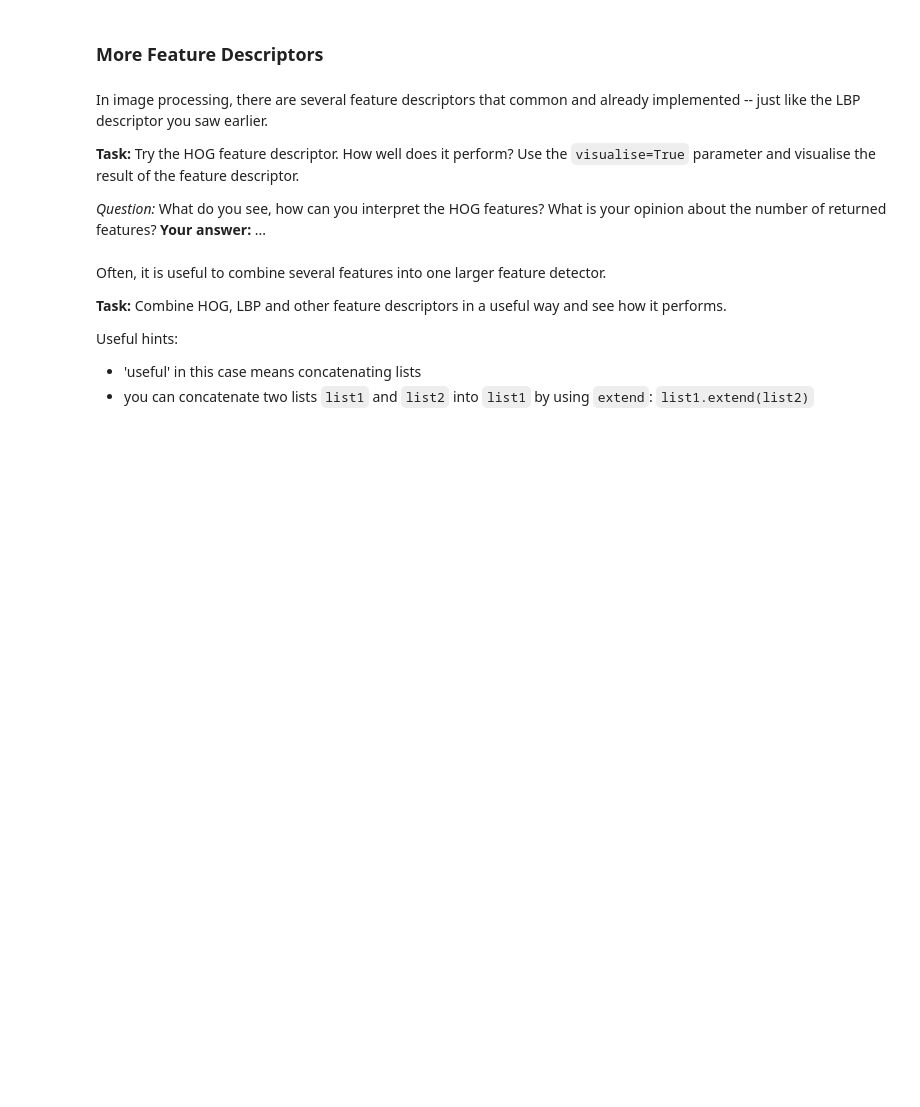
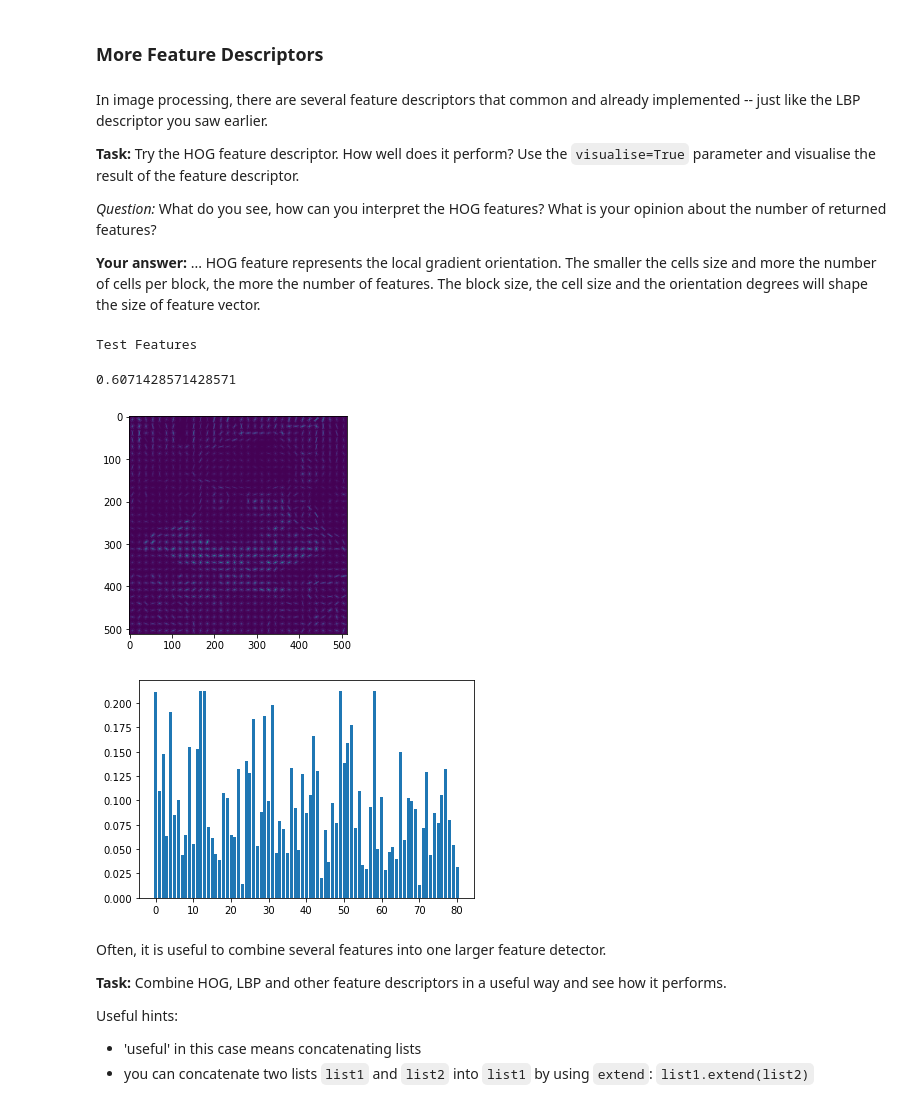
Before and after one commit to hy-23/ML_Lab2020, a Jupyter notebook: Notebooks/3_Features/3_Features_students.ipynb, the cells around one changed output. Drawn from its saved outputs; the diff is of its cells as text; code cells hidden in the pictures; blank space fills up the shorter version.

```diff
--- a/Notebooks/3_Features/3_Features_students.ipynb
+++ b/Notebooks/3_Features/3_Features_students.ipynb
@@ -291,30 +315,46 @@ In image processing, there are several feature descriptors that common and alrea
 **Task:** Try the HOG feature descriptor. How well does it perform? Use the `visualise=True` parameter and visualise the result of the feature descriptor.
 
 *Question:* What do you see, how can you interpret the HOG features? What is your opinion about the number of returned features?
-**Your answer:** ...
+
+**Your answer:** ... HOG feature represents the local gradient orientation. The smaller the cells size and more the number of cells per block, the more the number of features. The block size, the cell size and the orientation degrees will shape the size of feature vector.
 # %%
 from skimage.feature import hog as skimage_hog
 
 def create_feature_vectors(data):
     # data is a list of images, feature_data is a list of corresponding feature vectors
+    patch_list = [extract_patch(item) for item in data]
     feature_data = []
+    for image in patch_list:
+        fd, img = skimage_hog(sample_image, orientations=8, pixels_per_cell=(16, 16),
+                    cells_per_block=(1, 1), visualize=True, multichannel=True)
+        feature_data.append(fd)
+    feature_data = np.array(feature_data)
+    #print (feature_data.shape)
+
     return feature_data
 
 
 sample_image = cv2.imread('sample.jpg')
 # implement img such that img is a representation of hog
+fd, img = skimage_hog(sample_image, orientations=8, pixels_per_cell=(16, 16),
+                    cells_per_block=(1, 1), visualize=True, multichannel=True)
 pyplot.imshow(img)
 
 hist = skimage_hog(extract_patch(sample_image, fixed_size=24), block_norm='L2-Hys')
 print(len(hist))
 pyplot.figure()
 pyplot.bar(range(len(hist)), hist)
 
 train_features = np.array(create_feature_vectors(train_data), dtype=np.float64)
 test_features = np.array(create_feature_vectors(test_data), dtype=np.float64)
 
 print('Test Features')
 train_and_test(train_features, train_labels, test_features, test_labels)
+# %% [output]
+Test Features
+0.6071428571428571
+[figure, added]
+[figure, added]
 # %% [markdown]
 Often, it is useful to combine several features into one larger feature detector.
 
```
Also changed, not shown: parts of 15 cells of this notebook, 1 other file.
